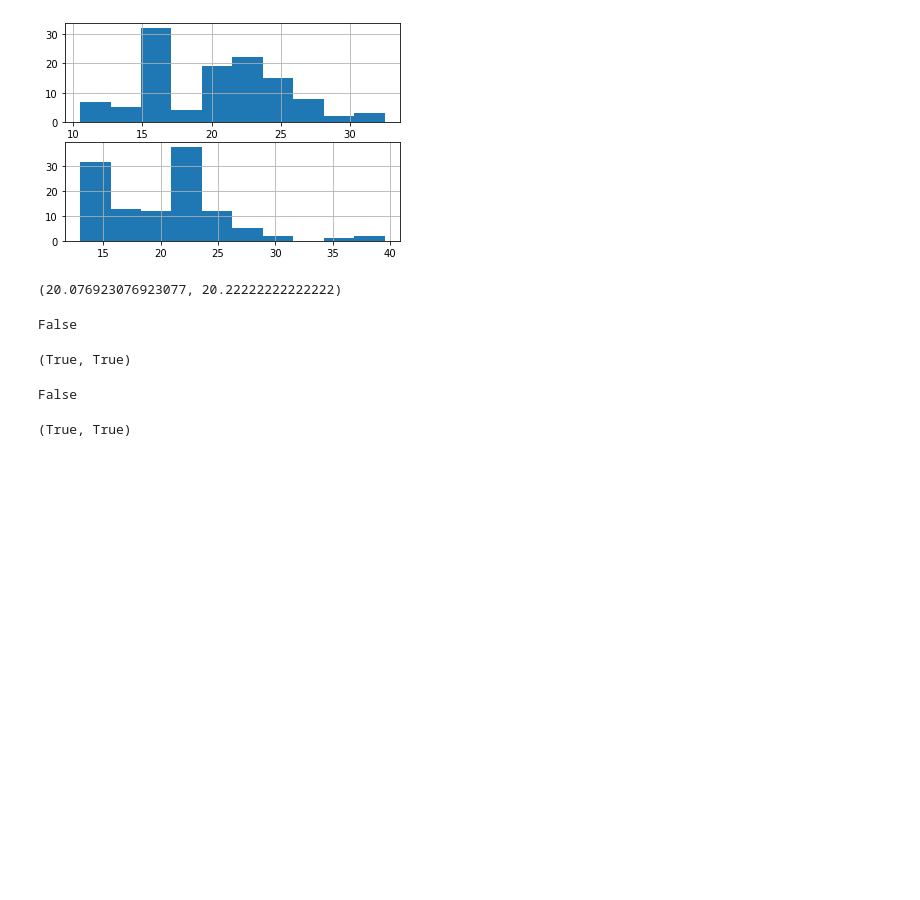
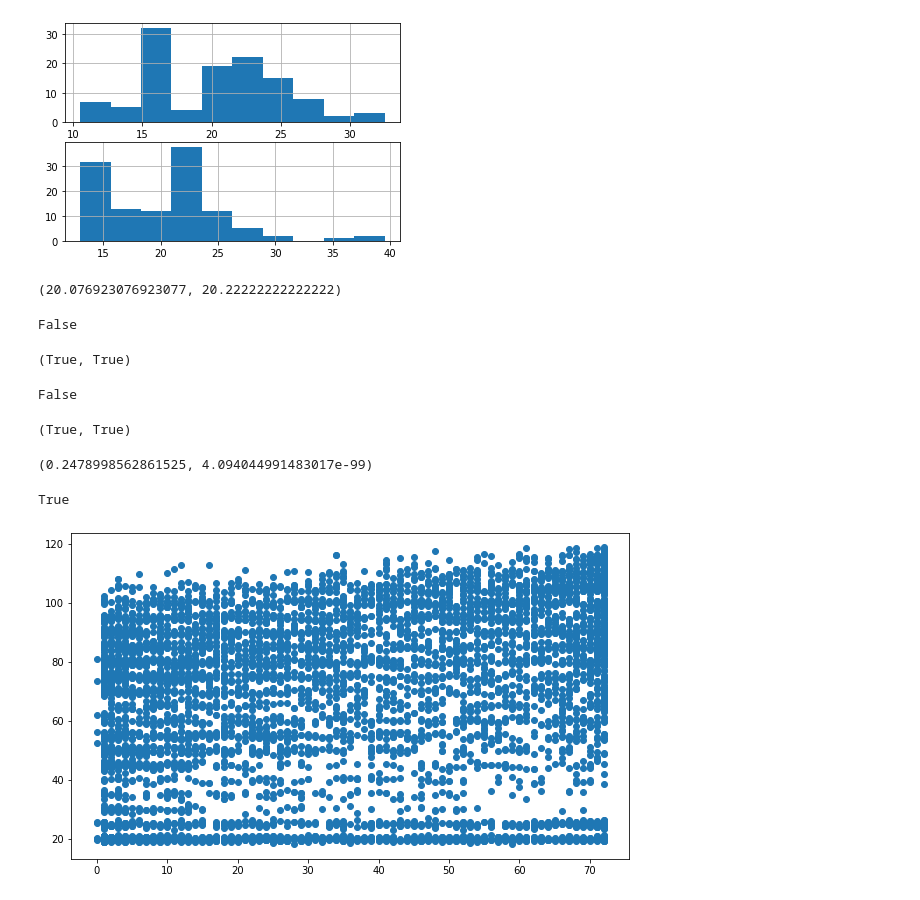
Before and after one commit to cristianibarra1/hypothesis_testing.ipynb, a Jupyter notebook: hypothesis_testing.ipynb, the cells around one changed output. Drawn from its saved outputs; the diff is of its cells as text; code cells hidden in the pictures; blank space fills up the shorter version.

```diff
--- a/hypothesis_testing.ipynb
+++ b/hypothesis_testing.ipynb
@@ -152,3 +155,24 @@ t, b = stats.ttest_ind(manual, auto)
 b < α, t > 0
 # %% [output]
 (True, True)
+# %%
+# Use the telco_churn data. Does tenure correlate with monthly charges? What happens if you control
+# for phone and internet service?
+a=0.05
+df = pd.read_csv('telco_churn.csv')
+x = df.tenure
+y = df.MonthlyCharges
+r, p = stats.pearsonr(x,y)
+r,p
+# %% [output]
+(0.2478998562861525, 4.094044991483017e-99)
+# %%
+p < a
+# %% [output]
+True
+# %%
+plt.figure(figsize=(10,6))
+plt.scatter(x,y)
+plt.show()
+# %% [output]
+[figure, added]
```
Also changed, not shown: parts of 13 cells of this notebook.
